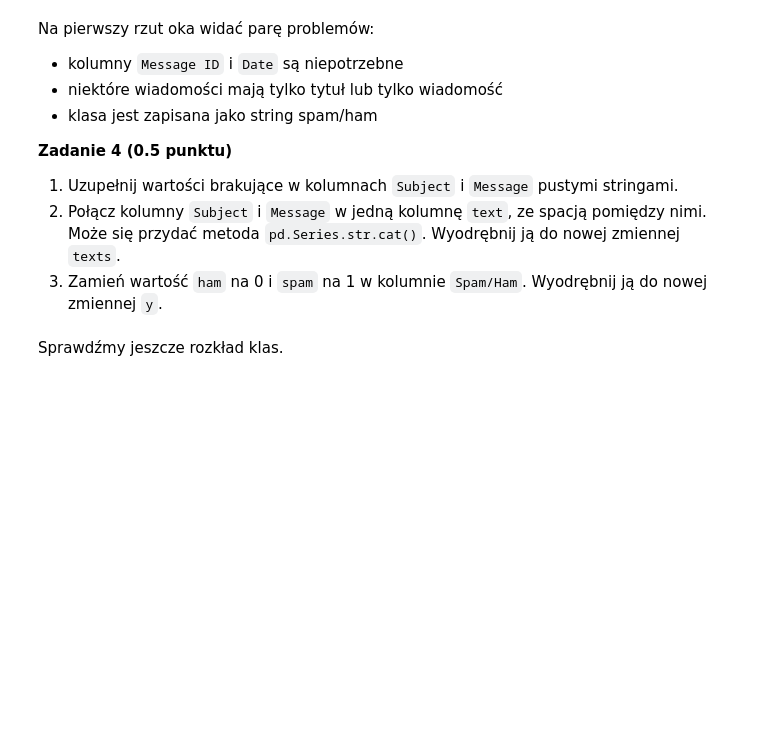
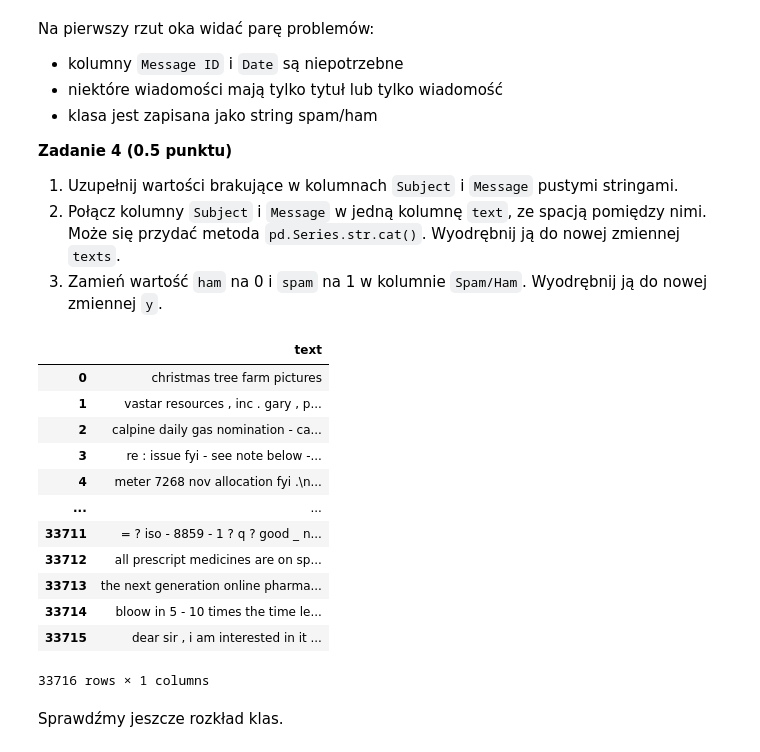
Before and after one commit to MarcinSerafin03/basics-of-machine-learning, a Jupyter notebook: lab4/notebook.ipynb, the cells around one changed output. Saved outputs shown, nothing was run; the diff lists cells and outputs as text; code cells hidden in the pictures; blank space fills up the shorter version.

```diff
--- a/lab4/notebook.ipynb
+++ b/lab4/notebook.ipynb
@@ -316,6 +330,39 @@ Na pierwszy rzut oka widać parę problemów:
 1. Uzupełnij wartości brakujące w kolumnach `Subject` i `Message` pustymi stringami.
 2. Połącz kolumny `Subject` i `Message` w jedną kolumnę `text`, ze spacją pomiędzy nimi. Może się przydać metoda `pd.Series.str.cat()`. Wyodrębnij ją do nowej zmiennej `texts`.
 3. Zamień wartość `ham` na 0 i `spam` na 1 w kolumnie `Spam/Ham`. Wyodrębnij ją do nowej zmiennej `y`.
+# %%
+df.pop("Message ID")
+df.pop("Date")
+
+df["Subject"] = df["Subject"].fillna("")
+df["Message"] = df["Message"].fillna("")
+
+
+df["text"] = df["Subject"].str.cat(df["Message"], sep=" ")
+texts = df["text"]
+df.pop("Subject")
+df.pop("Message")
+
+
+df["Spam/Ham"] = df["Spam/Ham"].map({"spam": 1, "ham": 0})
+
+y = df.pop("Spam/Ham")
+
+df
+# %% [output]
+|  | text |
+| 0 | christmas tree farm pictures |
+| 1 | vastar resources , inc . gary , p... |
+| 2 | calpine daily gas nomination - ca... |
+| 3 | re : issue fyi - see note below -... |
+| 4 | meter 7268 nov allocation fyi .\n... |
+| ... | ... |
+| 33711 | = ? iso - 8859 - 1 ? q ? good _ n... |
+| 33712 | all prescript medicines are on sp... |
+| 33713 | the next generation online pharma... |
+| 33714 | bloow in 5 - 10 times the time le... |
+| 33715 | dear sir , i am interested in it ... |
+33716 rows × 1 columns
 # %% [markdown]
 Sprawdźmy jeszcze rozkład klas.
 # %%
```
Also changed, not shown: parts of 24 cells of this notebook, 2 other files.
